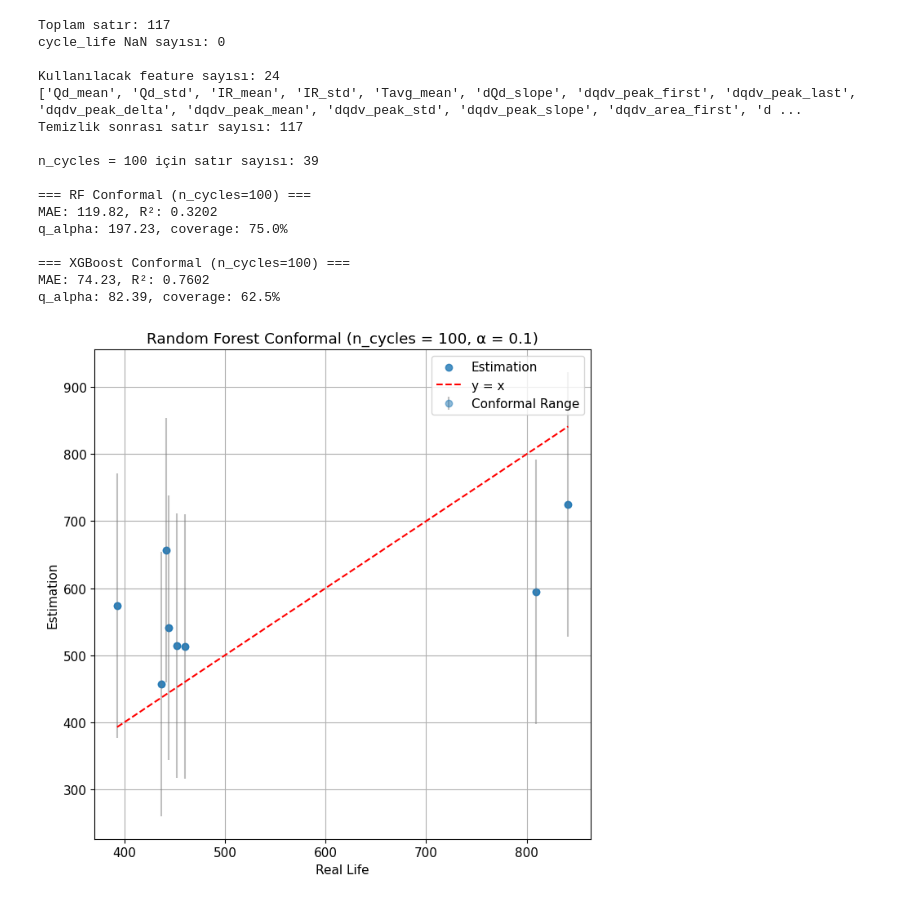
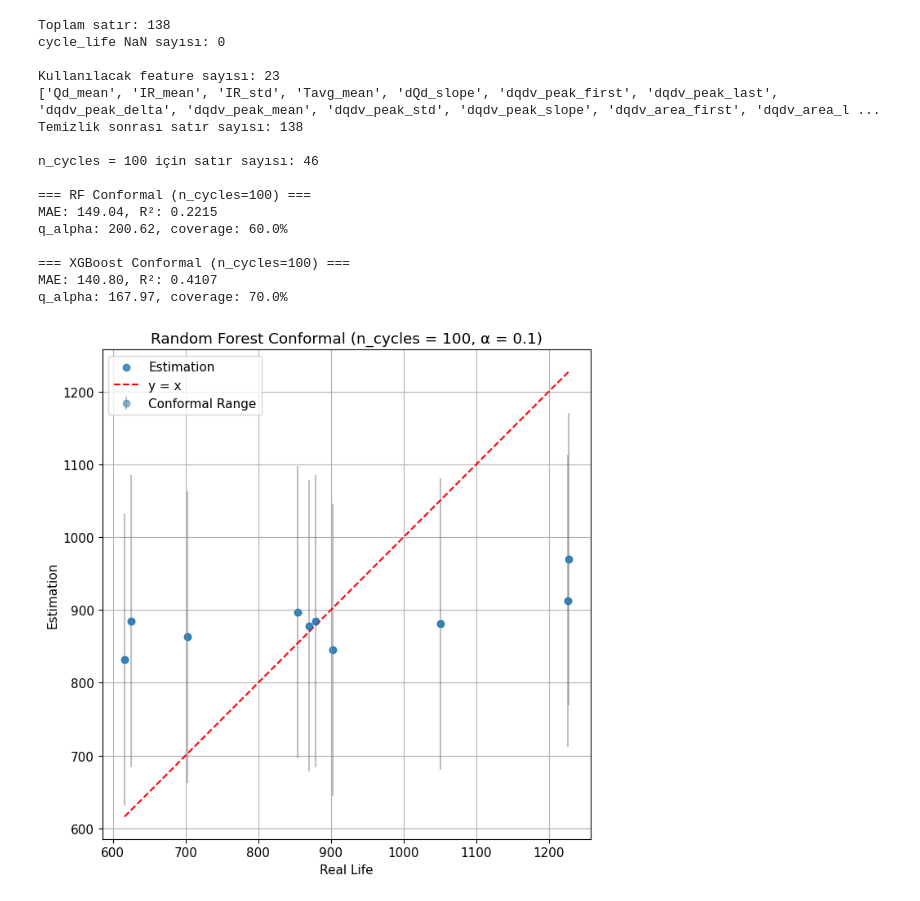
Before and after one commit to diclecoban/Graduation-Project, a Jupyter notebook: 2_modeling_featuring/2_5_XGB_capacity_slope_conformal.ipynb, the cells around one changed output. Saved outputs shown, nothing was run; the diff lists cells and outputs as text; code cells hidden in the pictures.

```diff
--- a/2_modeling_featuring/2_5_XGB_capacity_slope_conformal.ipynb
+++ b/2_modeling_featuring/2_5_XGB_capacity_slope_conformal.ipynb
@@ -19,7 +19,7 @@ plt.rcParams["font.size"] = 11
 # ------------------------------------------------------------
 # 1) Veriyi yükle ve hedefi temizle
 # ------------------------------------------------------------
-df = pd.read_csv("../features_early_cycles.csv")
+df = pd.read_csv("../data/intermediate/features_early_cycles.csv")
 print("Toplam satır:", len(df))
 
 df = df.copy()
@@ -37,7 +37,7 @@ print("cycle_life NaN sayısı:", df["cycle_life"].isna().sum())
 # ------------------------------------------------------------
 candidate_features = [
     # Özet feature'lar
-    "Qd_mean", ,
+    "Qd_mean",
     "IR_mean", "IR_std",
     "Tavg_mean",
     "dQd_slope",
@@ -184,40 +184,40 @@ def plot_conformal(res, title):
 
     plt.figure()
     plt.scatter(y_test, y_pred, label="Estimation", alpha=0.8)
     plt.errorbar(
         y_test, y_pred,
         yerr=[y_pred - lower, upper - y_pred],
         fmt='o', ecolor='gray', alpha=0.5, label="Conformal Range"
     )
 
     mn, mx = min(y_test.min(), y_pred.min()), max(y_test.max(), y_pred.max())
     plt.plot([mn, mx], [mn, mx], 'r--', label="y = x")
 
     plt.xlabel("Real Life")
     plt.ylabel("Estimation")
     plt.title(title)
     plt.grid(True)
     plt.legend()
     plt.tight_layout()
     plt.show()
 
 plot_conformal(rf_res,  f"Random Forest Conformal (n_cycles = {N_CYCLES}, α = {alpha})")
 plot_conformal(xgb_res, f"XGBoost Conformal (n_cycles = {N_CYCLES}, α = {alpha})")
 # %% [output]
-Toplam satır: 117
+Toplam satır: 138
 cycle_life NaN sayısı: 0
 
-Kullanılacak feature sayısı: 24
-['Qd_mean', 'Qd_std', 'IR_mean', 'IR_std', 'Tavg_mean', 'dQd_slope', 'dqdv_peak_first', 'dqdv_peak_last', 'dqdv_peak_delta', 'dqdv_peak_mean', 'dqdv_peak_std', 'dqdv_peak_slope', 'dqdv_area_first', 'd ...
-Temizlik sonrası satır sayısı: 117
+Kullanılacak feature sayısı: 23
+['Qd_mean', 'IR_mean', 'IR_std', 'Tavg_mean', 'dQd_slope', 'dqdv_peak_first', 'dqdv_peak_last', 'dqdv_peak_delta', 'dqdv_peak_mean', 'dqdv_peak_std', 'dqdv_peak_slope', 'dqdv_area_first', 'dqdv_area_l ...
+Temizlik sonrası satır sayısı: 138
 
-n_cycles = 100 için satır sayısı: 39
+n_cycles = 100 için satır sayısı: 46
 
 === RF Conformal (n_cycles=100) ===
-MAE: 119.82, R²: 0.3202
-q_alpha: 197.23, coverage: 75.0%
+MAE: 149.04, R²: 0.2215
+q_alpha: 200.62, coverage: 60.0%
 
 === XGBoost Conformal (n_cycles=100) ===
-MAE: 74.23, R²: 0.7602
-q_alpha: 82.39, coverage: 62.5%
+MAE: 140.80, R²: 0.4107
+q_alpha: 167.97, coverage: 70.0%
-[figure, old version]
+[figure, new version]
```
Also changed, not shown: parts of 1 cell of this notebook, 28 other files.
